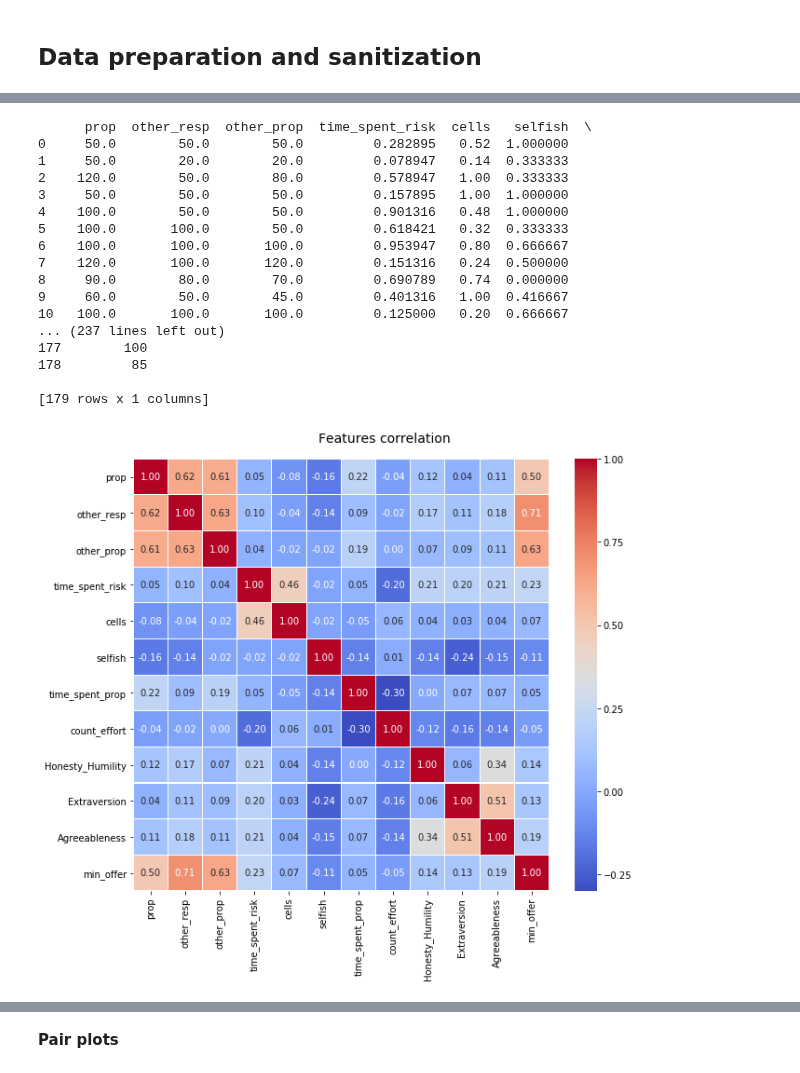
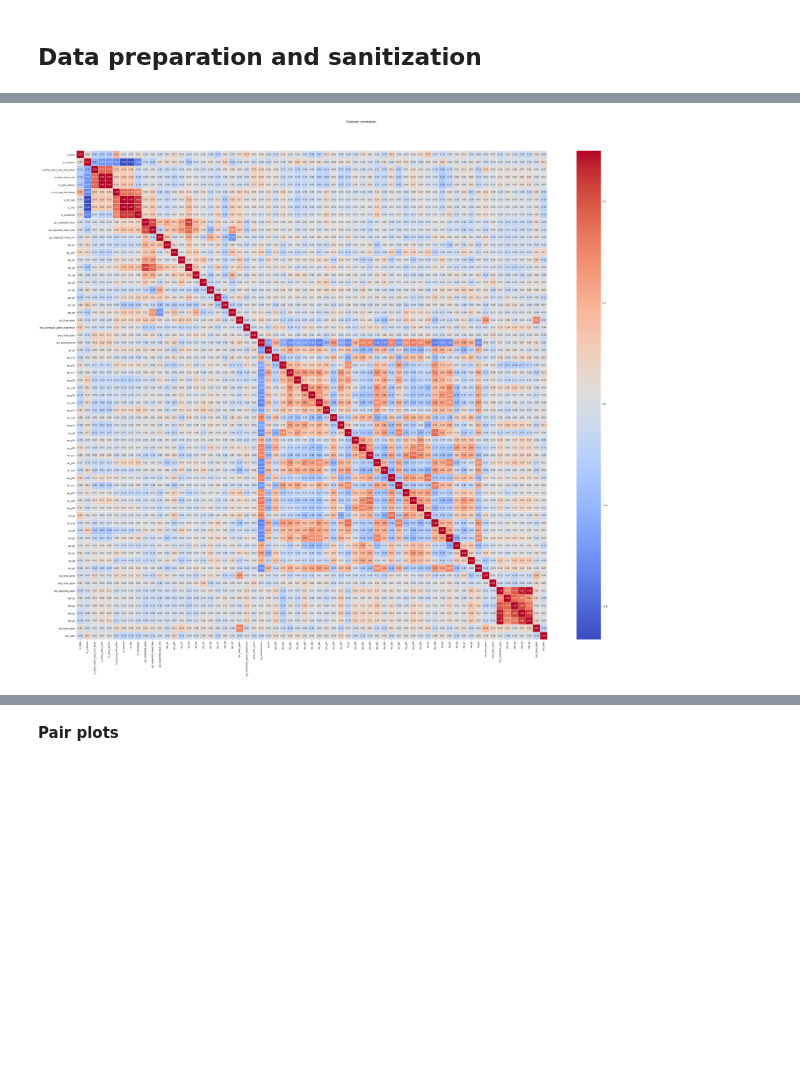
Before and after one commit to afranck64/ultimatum, a Jupyter notebook: notebooks/Data.ipynb, the cells around one changed output, grey strips where cells are left out. Drawn from its saved outputs; the diff is of its cells as text; code cells hidden in the pictures; blank space fills up the shorter version.

```diff
--- a/notebooks/Data.ipynb
+++ b/notebooks/Data.ipynb
@@ -20,5 +20,10 @@ import imblearn
 from core.utils.preprocessing import df_to_xydf, df_to_xy
 
 # Read and sanitize the data
-df = pd.read_excel("../data/t00/UG_HH_NEW_continuous_no200.xls")
+df = pd.read_csv("../data/t00/data_t00.csv")
+df_full = df.copy()
+drop_cols = ["worker_id", "resp_worker_id", "prop_worker_id", "updated", "status", "job_id", "status", "timestamp", "rowid", "offer_dss", "offer", "offer_final"]
+df = df[[col for col in df.columns if col not in drop_cols]]
 df = df.dropna()
+
+cols = [col for col in df.columns if col != "min_offer"] + ["min_offer"]
@@ -41,33 +63,16 @@ df.describe().T
 # %%
 import seaborn as sns
 from matplotlib import pyplot as plt
 
 # Correlation Matrix Heatmap
-f, ax = plt.subplots(figsize=(10, 8))
+f, ax = plt.subplots(figsize=(50, 40))
 df_x, df_y = df_to_xydf(df)
 df_corr = df_x.copy()
 df_corr['min_offer'] = df_y['min_offer']
 corr = df_corr.corr()
 hm = sns.heatmap(round(corr,2), annot=True, ax=ax, cmap="coolwarm",fmt='.2f',
                  linewidths=.05)
 f.subplots_adjust(top=0.93)
 t= f.suptitle('Features correlation', fontsize=14)
 # %% [output]
-      prop  other_resp  other_prop  time_spent_risk  cells   selfish  \
-0     50.0        50.0        50.0         0.282895   0.52  1.000000
-1     50.0        20.0        20.0         0.078947   0.14  0.333333
-2    120.0        50.0        80.0         0.578947   1.00  0.333333
-3     50.0        50.0        50.0         0.157895   1.00  1.000000
-4    100.0        50.0        50.0         0.901316   0.48  1.000000
-5    100.0       100.0        50.0         0.618421   0.32  0.333333
-6    100.0       100.0       100.0         0.953947   0.80  0.666667
-7    120.0       100.0       120.0         0.151316   0.24  0.500000
-8     90.0        80.0        70.0         0.690789   0.74  0.000000
-9     60.0        50.0        45.0         0.401316   1.00  0.416667
-10   100.0       100.0       100.0         0.125000   0.20  0.666667
-... (237 lines left out)
-177        100
-178         85
-
-[179 rows x 1 columns]
-[figure, old version]
+[figure, new version]
```
Also changed, not shown: parts of 16 cells of this notebook, 20 other files.
